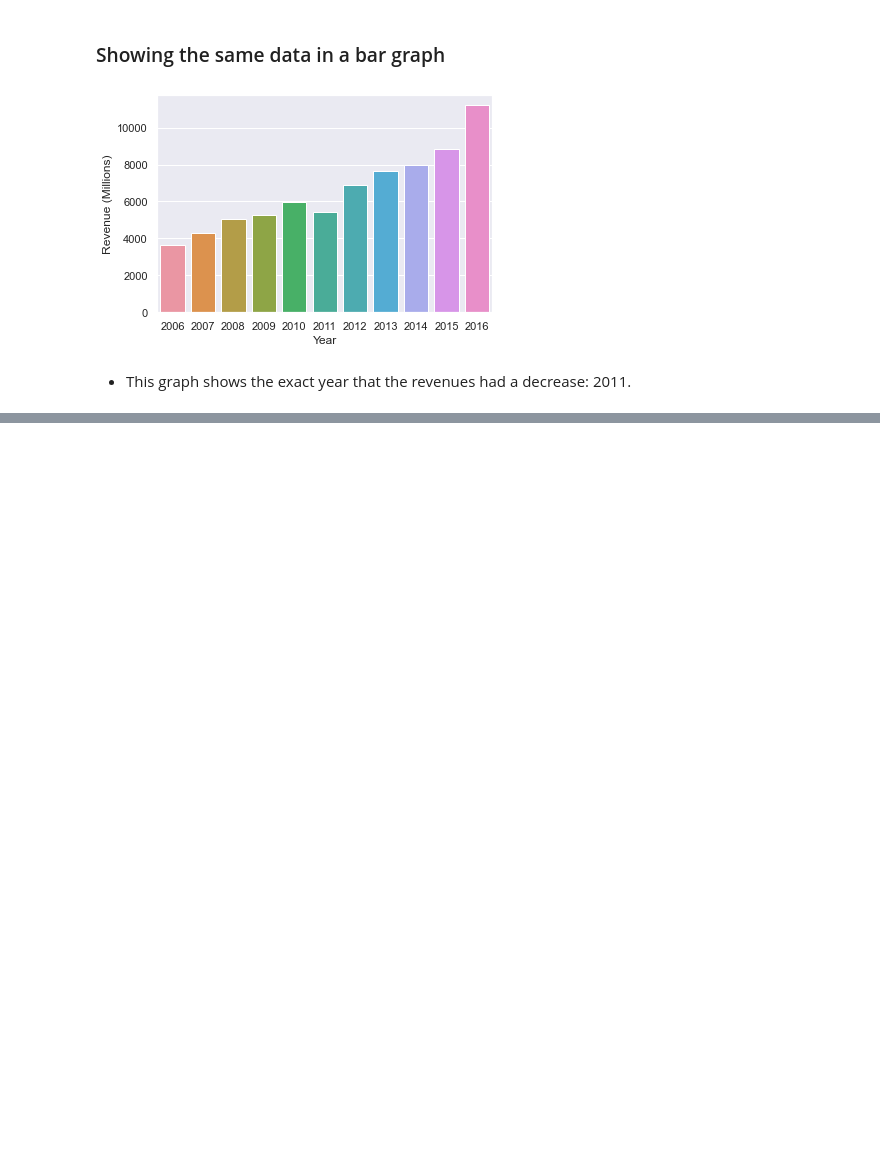
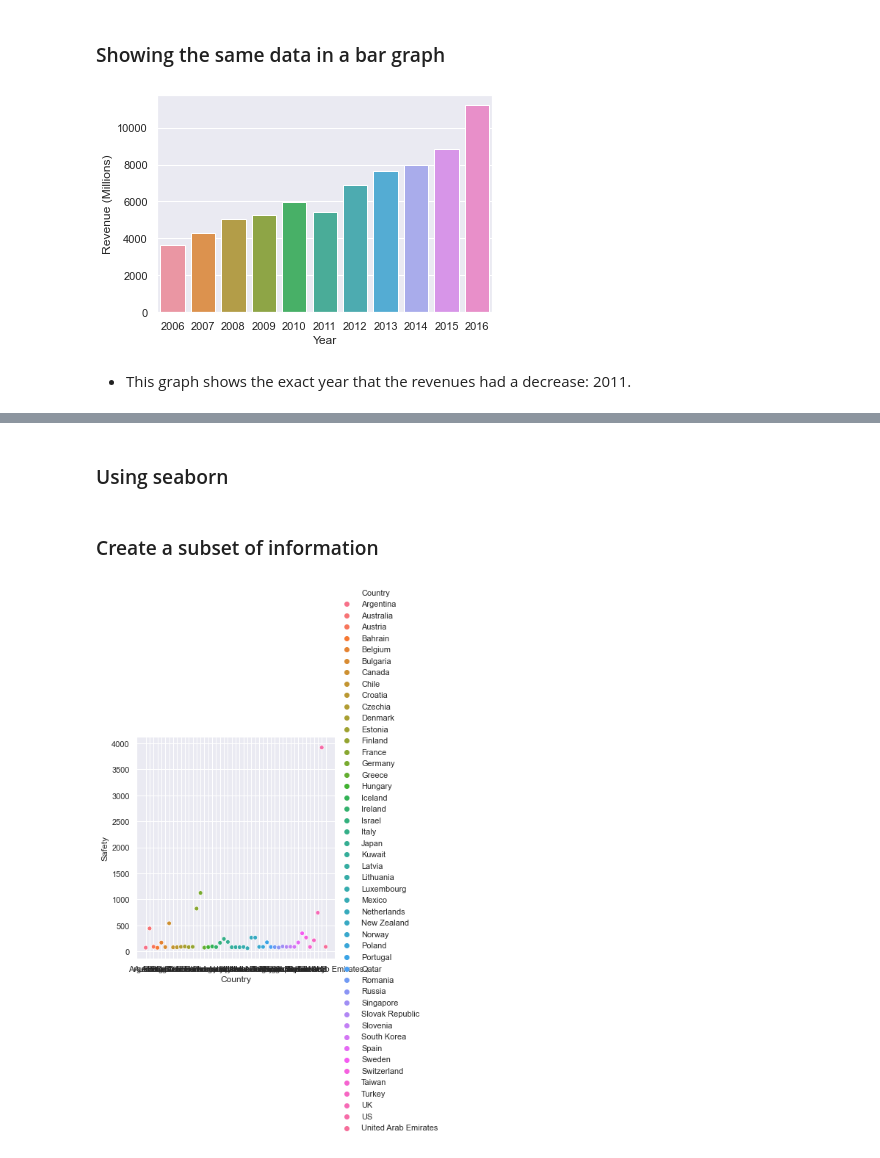
Before and after one commit to ilealm/data-visualization, a Jupyter notebook: data_visualization.ipynb, the cells around one changed output, grey strips where cells are left out. Saved outputs shown, nothing was run; the diff lists cells and outputs as text; code cells hidden in the pictures; blank space fills up the shorter version.

```diff
--- a/data_visualization.ipynb
+++ b/data_visualization.ipynb
@@ -106,0 +141,2 @@ graph =sns.barplot(x="Year", y="Revenue (Millions)", data=revenue_by_year)
+# %%
+housing = pd.read_csv('cities.csv')
@@ -106,0 +229,15 @@ graph =sns.barplot(x="Year", y="Revenue (Millions)", data=revenue_by_year)
+# %% [markdown]
+### Using seaborn
+# %%
+sns.set()
+# %% [markdown]
+### Create a subset of information
+# %%
+housing_education = housing.groupby("Country", as_index=False).sum()
+# sns.relplot(x="Country",y ="Safety", data=housing_education)
+# print()
+# %%
+sns.relplot(x="Country",y ="Safety", hue='Country', data=housing_education)
+print()
+# %% [output]
+[figure, added]
```
Also changed, not shown: parts of 16 cells of this notebook.
